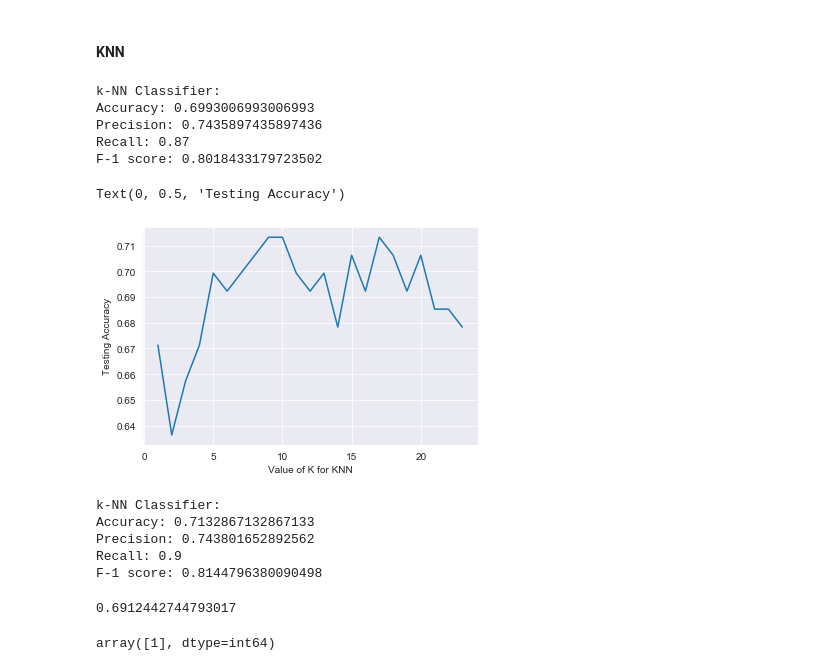
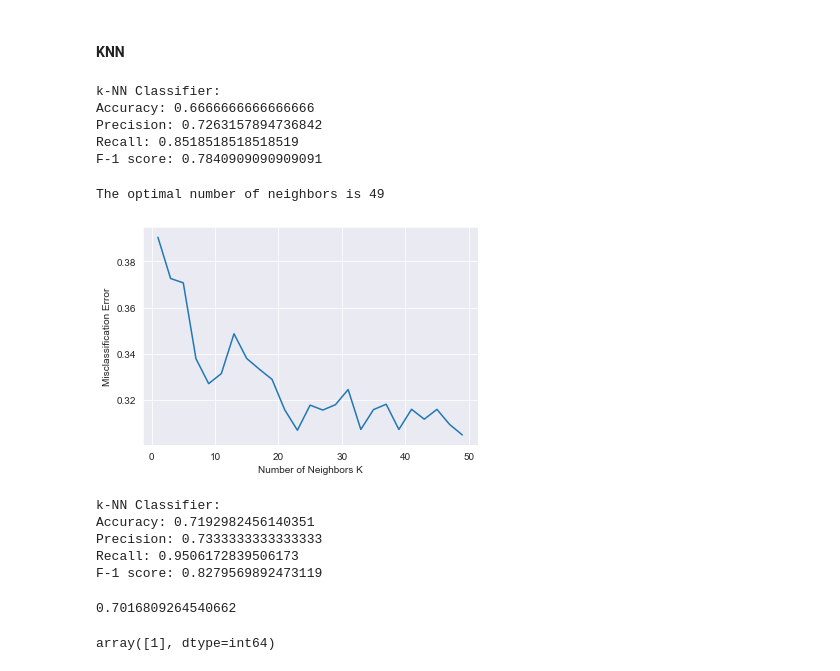
Before and after one commit to gitenx/finalproject_JCDS6, a Jupyter notebook: modelselection.ipynb, the cells around one changed output. Cells and saved outputs as stored; diff of their text form; code cells hidden in the pictures.

```diff
--- a/modelselection.ipynb
+++ b/modelselection.ipynb
@@ -26,7 +26,7 @@ y = df['Dataset']
 # splitting
 from sklearn.model_selection import train_test_split
 
-X_train, X_test, y_train, y_test = train_test_split(x, y, test_size=0.25, random_state=101)
+X_train, X_test, y_train, y_test = train_test_split(x, y, test_size=0.2)
 # %% [markdown]
 ### model selection
 # %%
@@ -82,5 +83,9 @@ best_clf.best_params_
 # %%
-model_lr = LogisticRegression(C=0.03359818286283781, penalty='l2')
+model_lr = LogisticRegression(C=0.23357214690901212, class_weight=None, dual=False,
+                   fit_intercept=True, intercept_scaling=1, l1_ratio=None,
+                   max_iter=100, multi_class='warn', n_jobs=None, penalty='l1',
+                   random_state=None, solver='warn', tol=0.0001, verbose=0,
+                   warm_start=False)
 
 model_lr.fit(X_train, y_train)
 
@@ -153,5 +160,11 @@ best_clf.best_params_
 # %%
-rfc = RandomForestClassifier(max_depth=110, max_features=3, min_samples_leaf=2, min_samples_split=80, n_estimators=300)
+rfc = RandomForestClassifier(bootstrap=True, class_weight=None, criterion='gini',
+                       max_depth=80, max_features=2, max_leaf_nodes=None,
+                       min_impurity_decrease=0.0, min_impurity_split=None,
+                       min_samples_leaf=2, min_samples_split=40,
+                       min_weight_fraction_leaf=0.0, n_estimators=200,
+                       n_jobs=None, oob_score=False, random_state=None,
+                       verbose=0, warm_start=False)
 
 rfc.fit(X_train, y_train)
 print('Random Forest Classifier:')
@@ -186,27 +199,33 @@ print('Recall:', recall_score(y_test, knn.predict(X_test)))
 print('F-1 score:', f1_score(y_test, knn.predict(X_test)))
 # %% [output]
 k-NN Classifier:
-Accuracy: 0.6993006993006993
-Precision: 0.7435897435897436
-Recall: 0.87
-F-1 score: 0.8018433179723502
+Accuracy: 0.6666666666666666
+Precision: 0.7263157894736842
+Recall: 0.8518518518518519
+F-1 score: 0.7840909090909091
-# %%
-k_range = list(range(1, round(len(df) ** 0.5)))
-scores = []
-for k in k_range:
-    knn = KNeighborsClassifier(n_neighbors=k)
-    knn.fit(X_train, y_train)
-    pred = knn.predict(X_test)
-    scores.append(accuracy_score(y_test, pred))
-# %%
-plt.plot(k_range, scores)
-plt.xlabel('Value of K for KNN')
-plt.ylabel('Testing Accuracy')
-# %% [output]
-Text(0, 0.5, 'Testing Accuracy')
-[figure, removed]
+# %%
+neighbors = list(range(1, 50, 2))
+cv_scores = []
+
+for k in neighbors:
+    knn_t = KNeighborsClassifier(n_neighbors=k)
+    scores = cross_val_score(knn_t, X_train, y_train, cv=10, scoring='accuracy')
+    cv_scores.append(scores.mean())
+
+mse = [1 - x for x in cv_scores]
+
+optimal_k = neighbors[mse.index(min(mse))]
+print('The optimal number of neighbors is {}'.format(optimal_k))
+
+plt.plot(neighbors, mse)
+plt.xlabel('Number of Neighbors K')
+plt.ylabel('Misclassification Error')
+plt.show()
+# %% [output]
+The optimal number of neighbors is 49
+[figure, added]
 # %%
-knn = KNeighborsClassifier(n_neighbors=9)
+knn = KNeighborsClassifier(n_neighbors=49)
 
 knn.fit(X_train, y_train)
 print('k-NN Classifier:')
@@ -216,14 +235,14 @@ print('Recall:', recall_score(y_test, knn.predict(X_test)))
 print('F-1 score:', f1_score(y_test, knn.predict(X_test)))
 # %% [output]
 k-NN Classifier:
-Accuracy: 0.7132867132867133
-Precision: 0.743801652892562
-Recall: 0.9
-F-1 score: 0.8144796380090498
+Accuracy: 0.7192982456140351
+Precision: 0.7333333333333333
+Recall: 0.9506172839506173
+F-1 score: 0.8279569892473119
 # %%
-cross_val_score(knn, x, y, cv=10).mean()
+cross_val_score(KNeighborsClassifier(n_neighbors=49), x, y, cv=10, scoring='accuracy').mean()
 # %% [output]
-0.6912442744793017
+0.7016809264540662
 # %%
 knn.predict([[15,0,10.7,1.7,177,109,18,7.1,2.6,0.9]])
 # %% [output]
```
Also changed, not shown: parts of 33 cells of this notebook, 1 other file.
